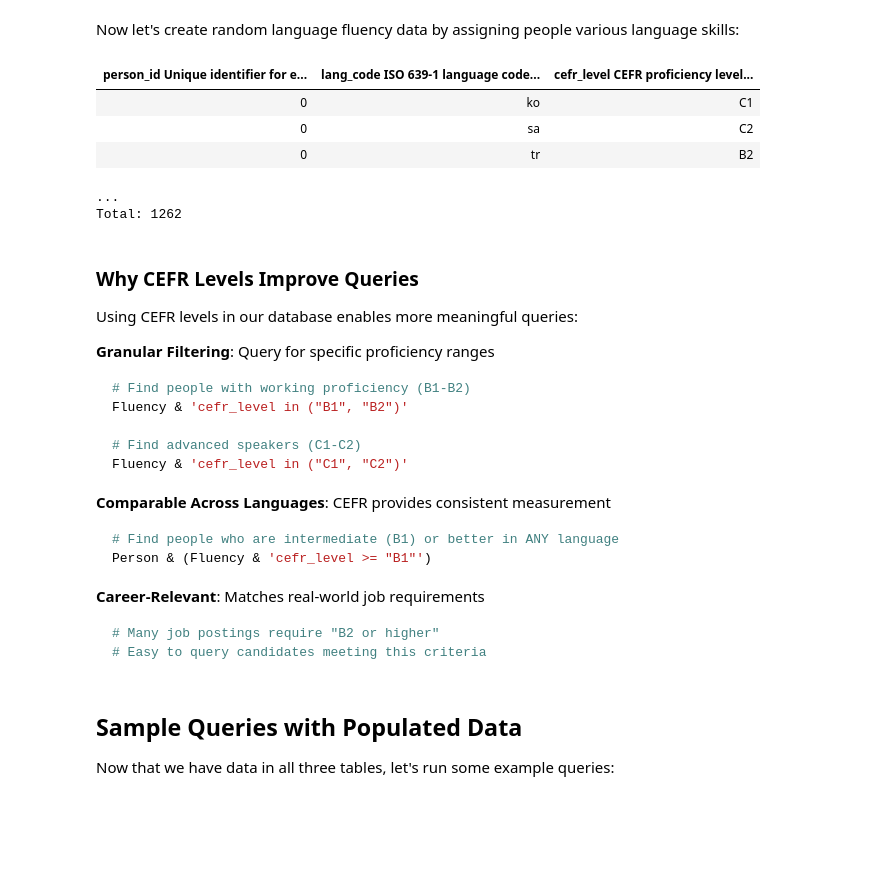
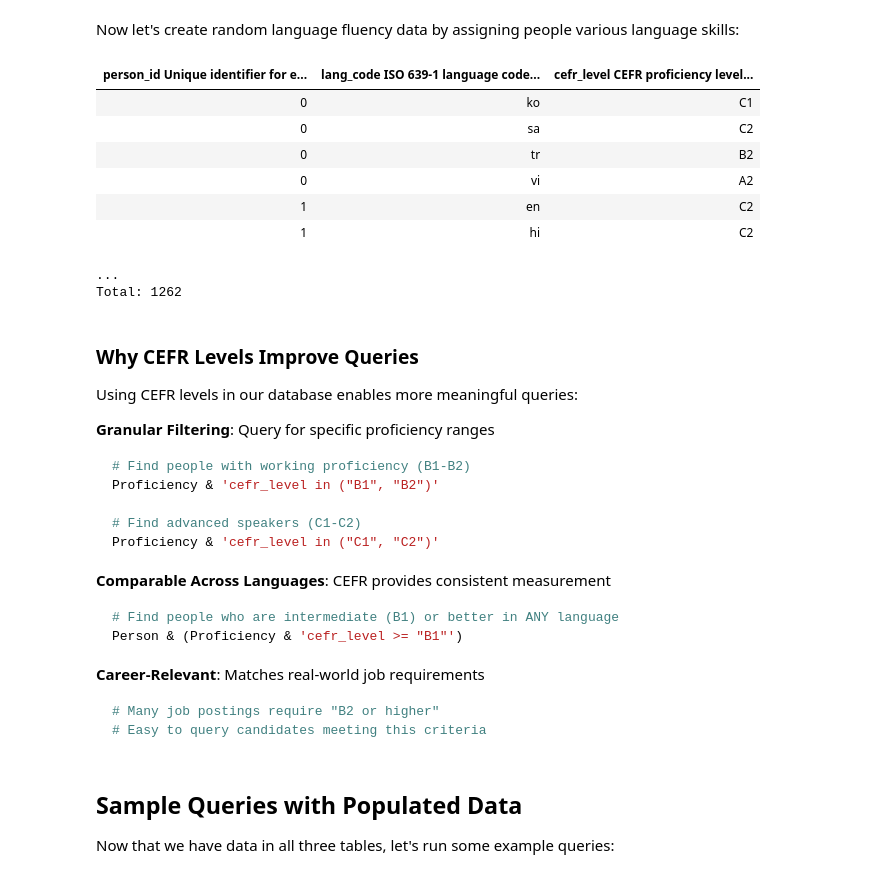
Before and after one commit to dimitri-yatsenko/datajoint-book, a Jupyter notebook: book/80-examples/050-languages.ipynb, the cells around one changed output. Drawn from its saved outputs; the diff is of its cells as text; code cells hidden in the pictures; blank space fills up the shorter version.

````diff
--- a/book/80-examples/050-languages.ipynb
+++ b/book/80-examples/050-languages.ipynb
@@ -56,7 +56,7 @@ Using standardized codes in our database ensures:
 # %%
 %xmode minimal
 import datajoint as dj
-dj.config['display.limit'] = 3  # to keep output concise
+dj.config['display.limit'] = 6  # keep output concise
 
 # Create schema
 schema = dj.Schema('languages_example')
@@ -241,7 +205,7 @@ class Person(dj.Manual):
     """
 
 @schema
-class Fluency(dj.Manual):
+class Proficiency(dj.Manual):
     definition = """
     -> Person
     -> Language
@@ -284,26 +258,29 @@ Now let's create random language fluency data by assigning people various langua
 # %%
 lang_keys = Language.fetch("KEY")
 cefr_keys = CEFRLevel.fetch("KEY")
 # Weight probabilities: more people at intermediate levels than extremes
 cefr_probabilities = [0.08, 0.12, 0.13, 0.17, 0.20, 0.30]
 average_languages = 2.5
 
 for person_key in Person.fetch("KEY"):
     num_languages = np.random.poisson(average_languages)
-    Fluency.insert(
+    Proficiency.insert(
         {
             **person_key,
             **lang_key,
             **np.random.choice(cefr_keys, p=cefr_probabilities)
         } for lang_key in np.random.choice(lang_keys, num_languages, replace=False)
     )
 
-Fluency()
+Proficiency()
 # %% [output]
 | person_id Unique identifier for e... | lang_code ISO 639-1 language code... | cefr_level CEFR proficiency level... |
 | 0 | ko | C1 |
 | 0 | sa | C2 |
 | 0 | tr | B2 |
+| 0 | vi | A2 |
+| 1 | en | C2 |
+| 1 | hi | C2 |
 ...
 Total: 1262
 # %% [markdown]
@@ -314,16 +291,16 @@ Using CEFR levels in our database enables more meaningful queries:
 **Granular Filtering**: Query for specific proficiency ranges
 ```python
 # Find people with working proficiency (B1-B2)
-Fluency & 'cefr_level in ("B1", "B2")'
+Proficiency & 'cefr_level in ("B1", "B2")'
 
 # Find advanced speakers (C1-C2)
-Fluency & 'cefr_level in ("C1", "C2")'
+Proficiency & 'cefr_level in ("C1", "C2")'
 ```
 
 **Comparable Across Languages**: CEFR provides consistent measurement
 ```python
 # Find people who are intermediate (B1) or better in ANY language
-Person & (Fluency & 'cefr_level >= "B1"')
+Person & (Proficiency & 'cefr_level >= "B1"')
 ```
 
 **Career-Relevant**: Matches real-world job requirements
````
Also changed, not shown: parts of 21 cells of this notebook, 1 other file.
